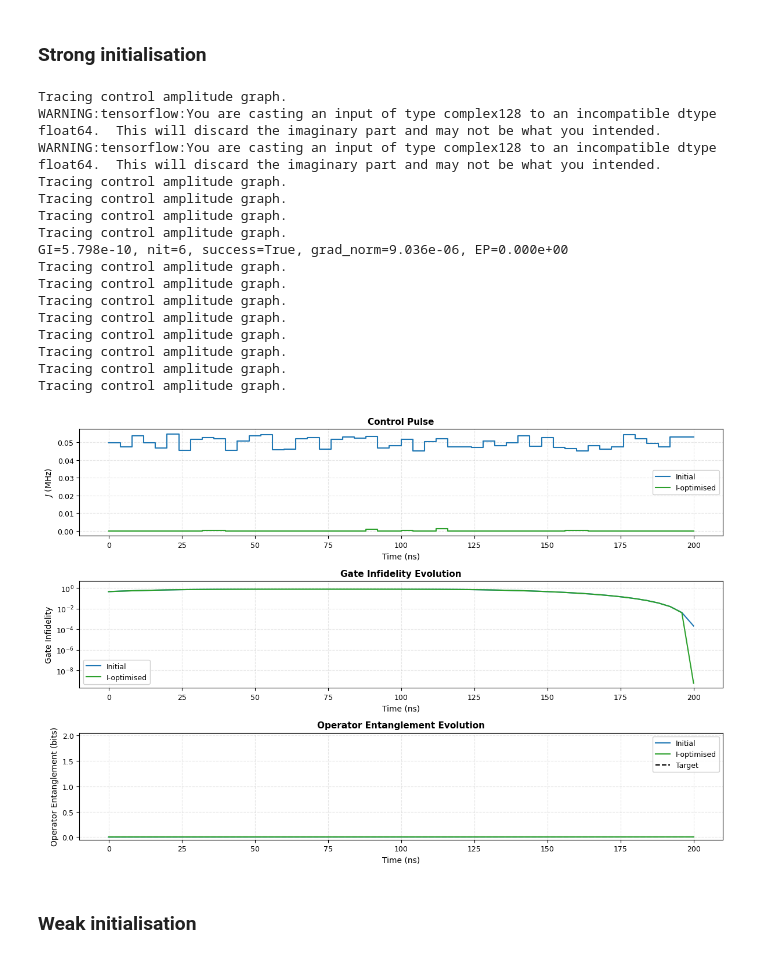
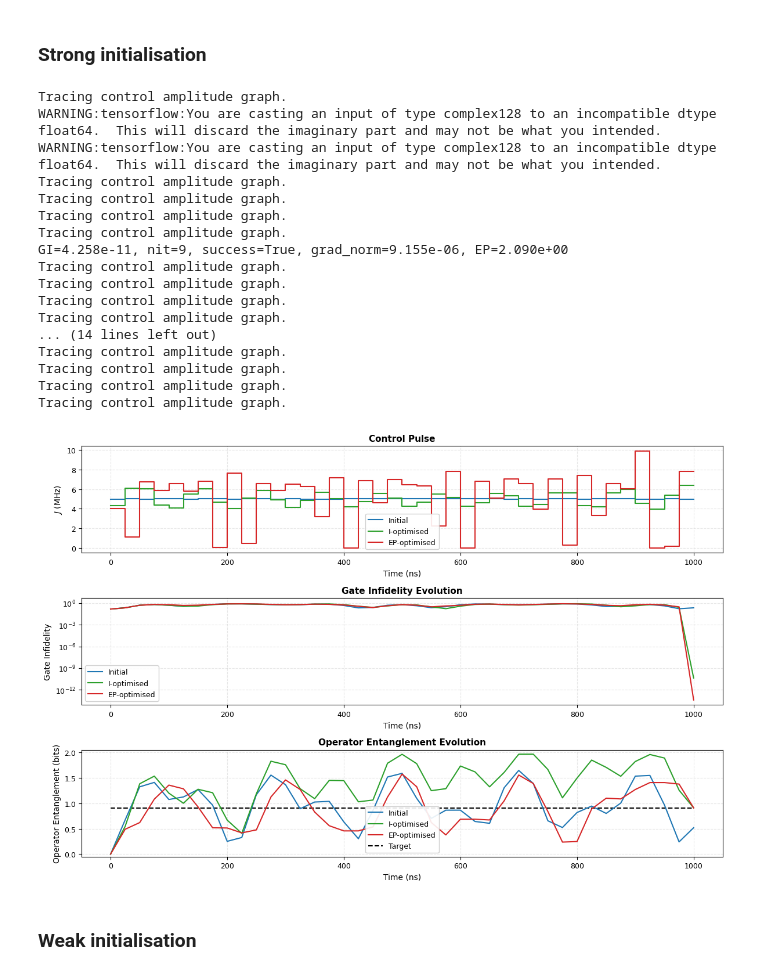
Before and after one commit to haoran-ye/pulse_VQE_entanglement, a Jupyter notebook: notebooks/sqe_gate.ipynb, the cells around one changed output. Saved outputs shown, nothing was run; the diff lists cells and outputs as text; code cells hidden in the pictures.

```diff
--- a/notebooks/sqe_gate.ipynb
+++ b/notebooks/sqe_gate.ipynb
@@ -18,54 +18,56 @@ from pulse_vqe_entanglement.plotting_gate import plot_sqe_gate_optimisation
 config = SimulationConfig(
     zeeman_splittings=np.array([1000.0, 1008.0]),
     initial_state = np.array([0.0, 1.0, 0.0, 0.0], dtype=np.complex128),
-    theta_target=0.0 * np.pi,
-    n_time_steps=50,
+    theta_target=0.2 * np.pi,
+    n_time_steps=40,
     n_discretisation=1,
-    T=200.0,
+    T=1000.0,
     max_drive_strength=0.0,
     J_max=10.0,
     J_min=0.0,
     J_init_scale=1e-3,
-    J_init_mean=-0.99,
+    J_init_mean=-0.0,
     feromagnetic=False,
     gtol=1e-12,
     maxiter=500,
     optimisation_target="gate",
-    entanglement_optimisation=False,
+    entanglement_optimisation=True,
     gate_ent_measure="operator_entanglement",
+    #gate_ent_measure="average_entangling_power",
     #extra_ent_measures=["average_entangling_power", "assisted_entangling_power"],
     J_init_seed=None,
 
     # primal-dual settings
     S_max=0.01,
     eps_infidelity=1e-8,
     rho=0.0,
-    dual_lr=1e15,
+    dual_lr=1e10,
     n_outer=5,
     inner_maxiter=200,
     fd_eps=1e-6,
 )
 
 results = sqe_gate_optimisation(config)
 plot_sqe_gate_optimisation(results)
 # %% [output]
 Tracing control amplitude graph.
 WARNING:tensorflow:You are casting an input of type complex128 to an incompatible dtype float64.  This will discard the imaginary part and may not be what you intended.
 WARNING:tensorflow:You are casting an input of type complex128 to an incompatible dtype float64.  This will discard the imaginary part and may not be what you intended.
 Tracing control amplitude graph.
 Tracing control amplitude graph.
 Tracing control amplitude graph.
 Tracing control amplitude graph.
-GI=5.798e-10, nit=6, success=True, grad_norm=9.036e-06, EP=0.000e+00
+GI=4.258e-11, nit=9, success=True, grad_norm=9.155e-06, EP=2.090e+00
 Tracing control amplitude graph.
 Tracing control amplitude graph.
 Tracing control amplitude graph.
 Tracing control amplitude graph.
+... (14 lines left out)
 Tracing control amplitude graph.
 Tracing control amplitude graph.
 Tracing control amplitude graph.
 Tracing control amplitude graph.
-[figure, old version]
+[figure, new version]
 # %% [markdown]
 ### Weak initialisation
 # %%
```
Also changed, not shown: 30 other files.
